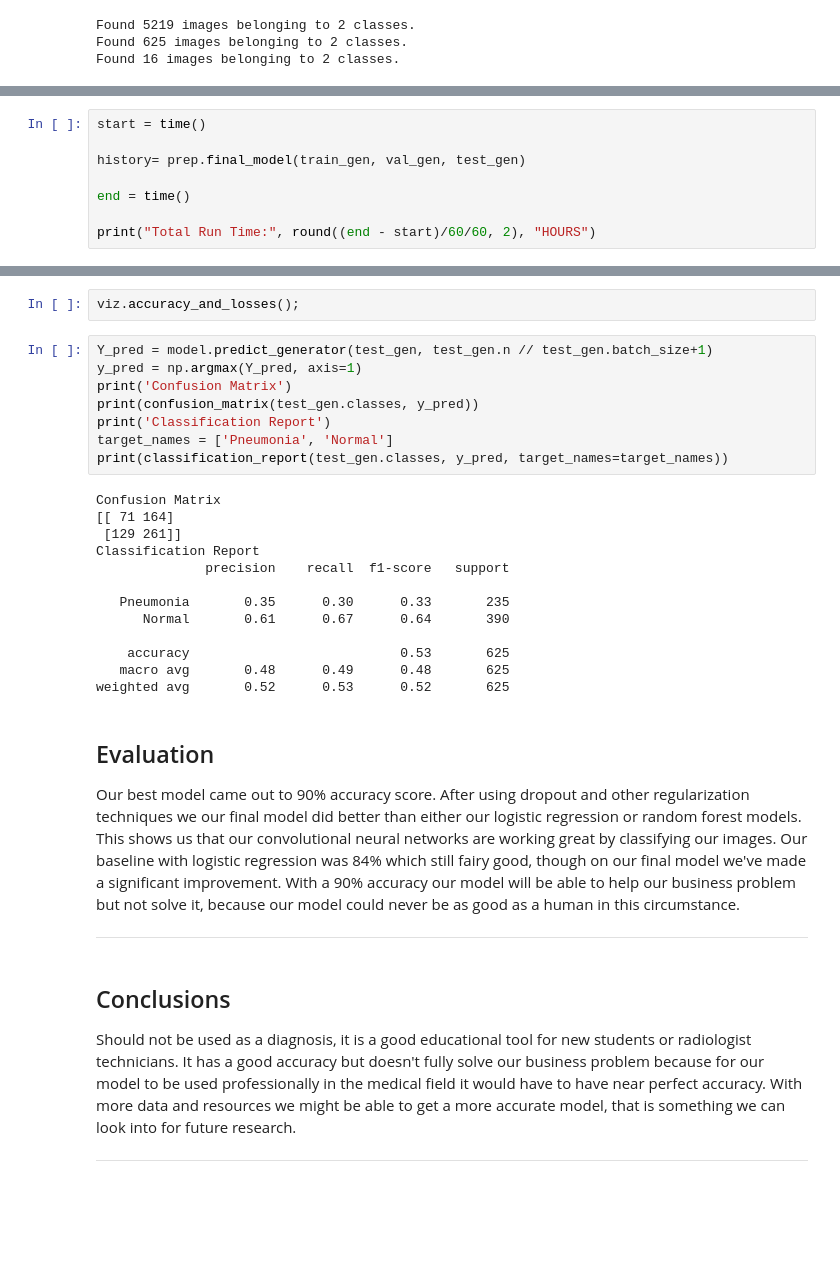
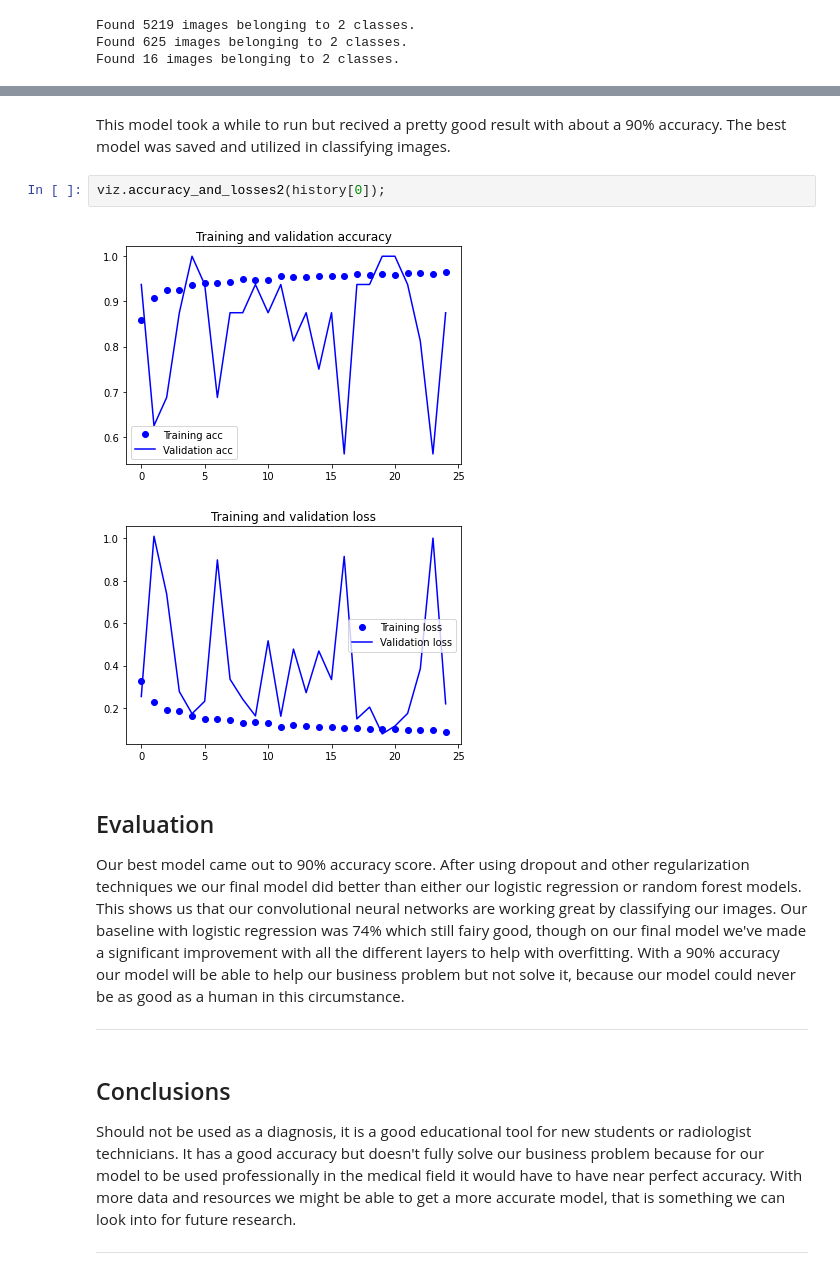
Before and after one commit to 281clo/X-Ray-Pneumonia-Classification, a Jupyter notebook: Final_Notebook.ipynb, the cells around one changed output, grey strips where cells are left out. Drawn from its saved outputs; the diff is of its cells as text; blank space fills up the shorter version.

```diff
--- a/Final_Notebook.ipynb
+++ b/Final_Notebook.ipynb
@@ -270,8 +259,0 @@ Epoch 1/25
-# %%
-start = time()
-
-history= prep.final_model(train_gen, val_gen, test_gen)
-
-end = time()
-
-print("Total Run Time:", round((end - start)/60/60, 2), "HOURS")
@@ -300,32 +264,16 @@ print(f"\nTest Score: {model.evaluate(test_gen)[1]}")
 157/157 [==============================] - 42s 266ms/step - loss: 0.2855 - accuracy: 0.8992
 
 Test Score: 0.8992000222206116
-# %%
-viz.accuracy_and_losses();
-# %%
-Y_pred = model.predict_generator(test_gen, test_gen.n // test_gen.batch_size+1)
-y_pred = np.argmax(Y_pred, axis=1)
-print('Confusion Matrix')
-print(confusion_matrix(test_gen.classes, y_pred))
-print('Classification Report')
-target_names = ['Pneumonia', 'Normal']
-print(classification_report(test_gen.classes, y_pred, target_names=target_names))
-# %% [output]
-Confusion Matrix
-[[ 71 164]
- [129 261]]
-Classification Report
-              precision    recall  f1-score   support
-
-   Pneumonia       0.35      0.30      0.33       235
-      Normal       0.61      0.67      0.64       390
-
-    accuracy                           0.53       625
-   macro avg       0.48      0.49      0.48       625
-weighted avg       0.52      0.53      0.52       625
+# %% [markdown]
+This model took a while to run but recived a pretty good result with about a 90% accuracy. The best model was saved and utilized in classifying images.
+# %%
+viz.accuracy_and_losses2(history[0]);
+# %% [output]
+[figure, added]
+[figure, added]
 # %% [markdown]
 ## Evaluation
-Our best model came out to 90% accuracy score. After using dropout and other regularization techniques we our final model did better than either our logistic regression or random forest models. This shows us that our convolutional neural networks are working great by classifying our images. Our baseline with logistic regression was 84% which still fairy good, though on our final model we've made a significant improvement. With a 90% accuracy our model will be able to help our business problem but not solve it, because our model could never be as good as a human in this circumstance.
+Our best model came out to 90% accuracy score. After using dropout and other regularization techniques we our final model did better than either our logistic regression or random forest models. This shows us that our convolutional neural networks are working great by classifying our images. Our baseline with logistic regression was 74% which still fairy good, though on our final model we've made a significant improvement with all the different layers to help with overfitting. With a 90% accuracy our model will be able to help our business problem but not solve it, because our model could never be as good as a human in this circumstance.
 
 ***
 # %% [markdown]
```
Also changed, not shown: parts of 21 cells of this notebook, 2 other files.
